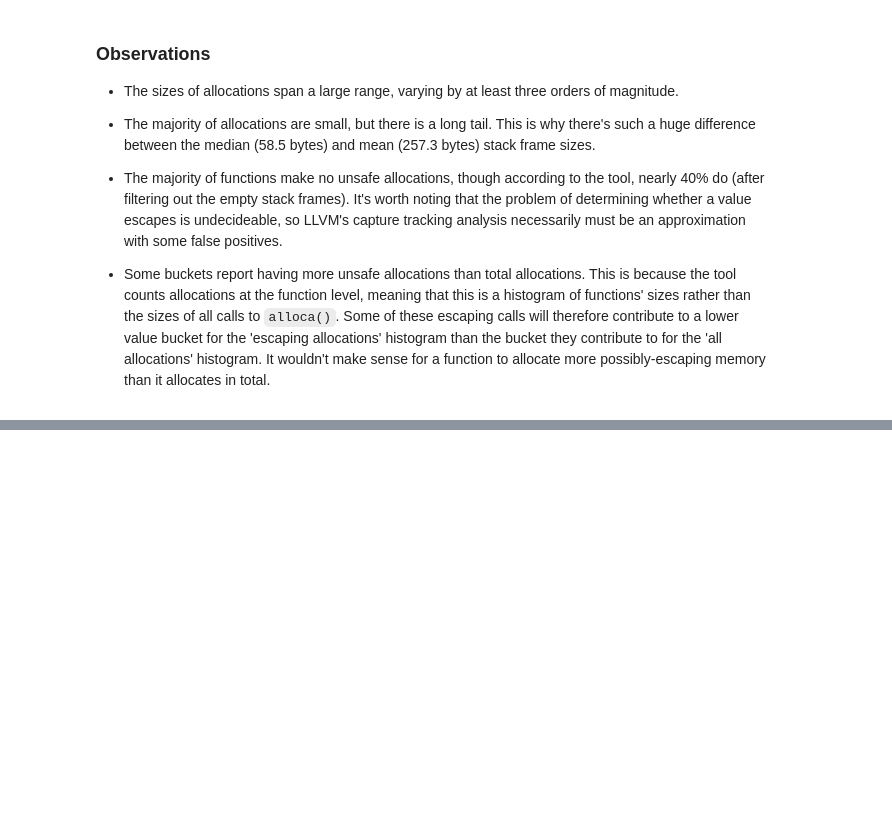
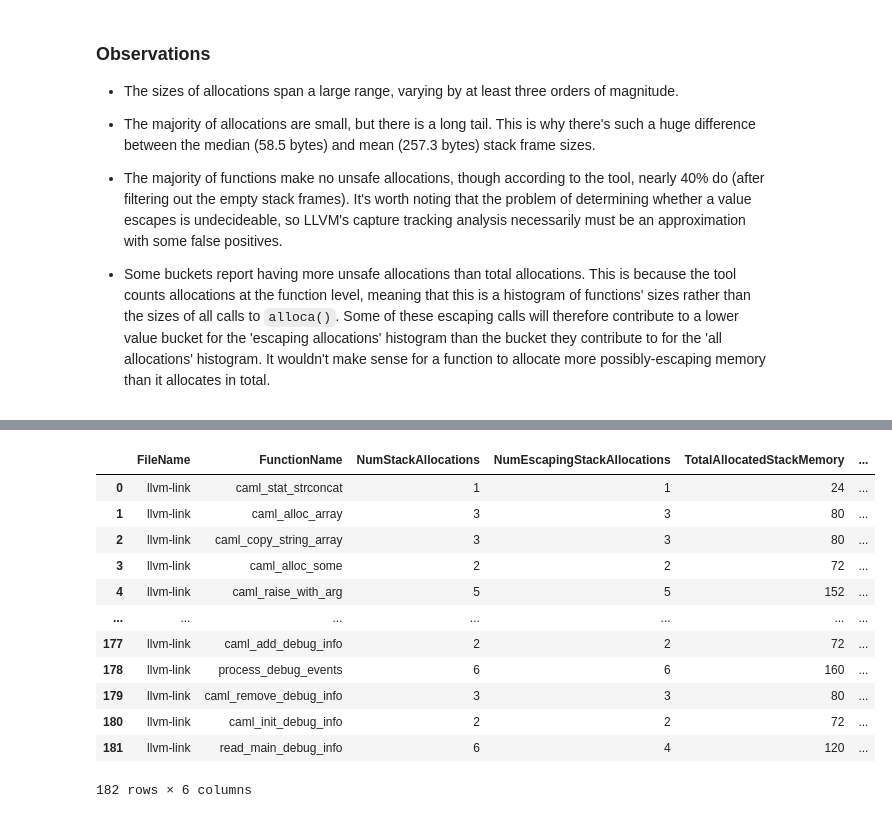
Before and after one commit to bencole12345/StackUsageSurveyWorkbooks, a Jupyter notebook: Static Stack Usage Survey.ipynb, the cells around one changed output, grey strips where cells are left out. Saved outputs shown, nothing was run; the diff lists cells and outputs as text; code cells hidden in the pictures; blank space fills up the shorter version.

```diff
--- a/Static Stack Usage Survey.ipynb
+++ b/Static Stack Usage Survey.ipynb
@@ -228,0 +258,16 @@ plot_stack_allocation_CDFs(grep_data_no_empty_frames)
+# %%
+ocamlrun_data_no_empty_frames
+# %% [output]
+|  | FileName | FunctionName | NumStackAllocations | NumEscapingStackAllocations | TotalAllocatedStackMemory | ... |
+| 0 | llvm-link | caml_stat_strconcat | 1 | 1 | 24 | ... |
+| 1 | llvm-link | caml_alloc_array | 3 | 3 | 80 | ... |
+| 2 | llvm-link | caml_copy_string_array | 3 | 3 | 80 | ... |
+| 3 | llvm-link | caml_alloc_some | 2 | 2 | 72 | ... |
+| 4 | llvm-link | caml_raise_with_arg | 5 | 5 | 152 | ... |
+| ... | ... | ... | ... | ... | ... | ... |
+| 177 | llvm-link | caml_add_debug_info | 2 | 2 | 72 | ... |
+| 178 | llvm-link | process_debug_events | 6 | 6 | 160 | ... |
+| 179 | llvm-link | caml_remove_debug_info | 3 | 3 | 80 | ... |
+| 180 | llvm-link | caml_init_debug_info | 2 | 2 | 72 | ... |
+| 181 | llvm-link | read_main_debug_info | 6 | 4 | 120 | ... |
+182 rows × 6 columns
```
Also changed, not shown: parts of 9 cells of this notebook, 1 other file.
